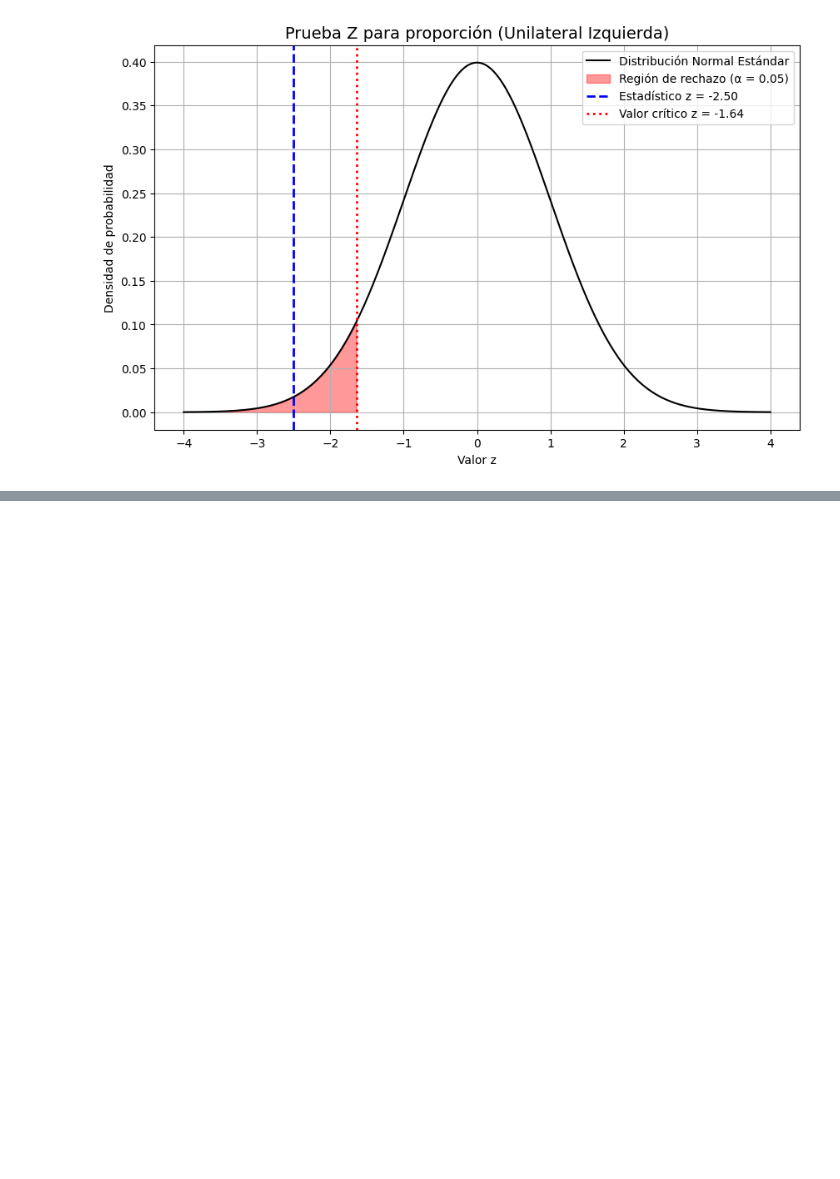
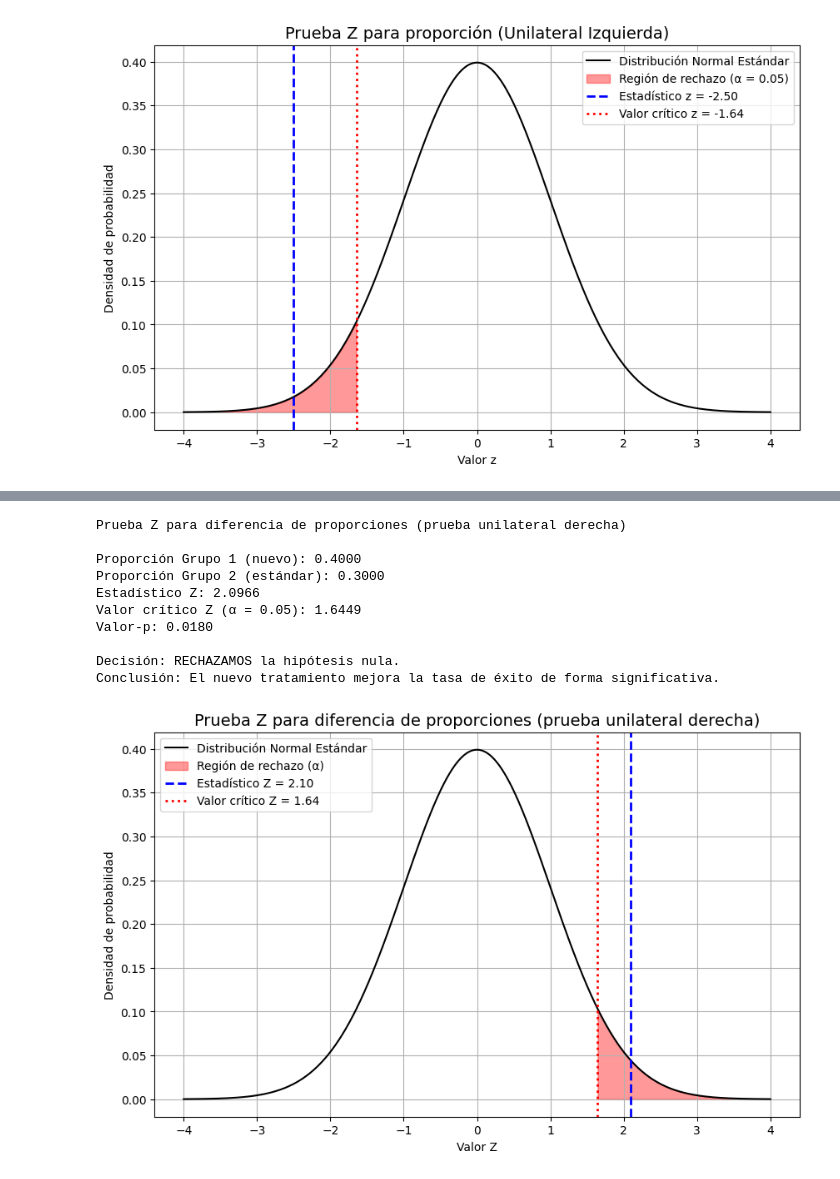
Before and after one commit to anfalear/notasestinferencial, a Jupyter notebook: notebooks/Practica04_PruebasHipotesis.ipynb, the cells around one changed output, grey strips where cells are left out. Cells and saved outputs as stored; diff of their text form; code cells hidden in the pictures; blank space fills up the shorter version.

```diff
--- a/notebooks/Practica04_PruebasHipotesis.ipynb
+++ b/notebooks/Practica04_PruebasHipotesis.ipynb
@@ -801,0 +1089,75 @@ Conclusión: La proporción de candidatos que cumplen con los requisitos es MENO
+# %%
+import numpy as np
+import matplotlib.pyplot as plt
+from scipy.stats import norm
+
+# Datos del problema
+x1, n1 = 80, 200  # Éxitos y tamaño muestral del Grupo 1 (nuevo tratamiento)
+x2, n2 = 60, 200  # Éxitos y tamaño muestral del Grupo 2 (tratamiento estándar)
+
+# Proporciones muestrales
+p1 = x1 / n1
+p2 = x2 / n2
+
+# Proporción combinada bajo H0
+p_comb = (x1 + x2) / (n1 + n2)
+
+# Estadístico Z
+numerador = p1 - p2
+denominador = np.sqrt(p_comb * (1 - p_comb) * (1/n1 + 1/n2))
+z = numerador / denominador
+
+# Nivel de significancia para prueba unilateral derecha
+alpha = 0.05
+z_critico = norm.ppf(1 - alpha)
+
+# Valor-p unilateral derecha
+p_valor = 1 - norm.cdf(z)
+
+# Resultados
+print("Prueba Z para diferencia de proporciones (prueba unilateral derecha)\n")
+print(f"Proporción Grupo 1 (nuevo): {p1:.4f}")
+print(f"Proporción Grupo 2 (estándar): {p2:.4f}")
+print(f"Estadístico Z: {z:.4f}")
+print(f"Valor crítico Z (α = {alpha}): {z_critico:.4f}")
+print(f"Valor-p: {p_valor:.4f}")
+
+if z > z_critico:
+    print("\nDecisión: RECHAZAMOS la hipótesis nula.")
+    print("Conclusión: El nuevo tratamiento mejora la tasa de éxito de forma significativa.")
+else:
+    print("\nDecisión: NO rechazamos la hipótesis nula.")
+    print("Conclusión: No hay evidencia suficiente para afirmar que el nuevo tratamiento mejora la tasa de éxito.")
+
+# Visualización
+z_vals = np.linspace(-4, 4, 1000)
+pdf_vals = norm.pdf(z_vals)
+
+plt.figure(figsize=(10,6))
+plt.plot(z_vals, pdf_vals, color='black', label='Distribución Normal Estándar')
+
+# Región de rechazo (cola derecha)
+plt.fill_between(z_vals, 0, pdf_vals, where=(z_vals >= z_critico), color='red', alpha=0.4, label='Región de rechazo (α)')
+
+# Línea del estadístico Z
+plt.axvline(z, color='blue', linestyle='--', linewidth=2, label=f'Estadístico Z = {z:.2f}')
+plt.axvline(z_critico, color='red', linestyle='dotted', linewidth=2, label=f'Valor crítico Z = {z_critico:.2f}')
+
+plt.title('Prueba Z para diferencia de proporciones (prueba unilateral derecha)', fontsize=14)
+plt.xlabel('Valor Z')
+plt.ylabel('Densidad de probabilidad')
+plt.legend()
+plt.grid(True)
+plt.show()
+# %% [output]
+Prueba Z para diferencia de proporciones (prueba unilateral derecha)
+
+Proporción Grupo 1 (nuevo): 0.4000
+Proporción Grupo 2 (estándar): 0.3000
+Estadístico Z: 2.0966
+Valor crítico Z (α = 0.05): 1.6449
+Valor-p: 0.0180
+
+Decisión: RECHAZAMOS la hipótesis nula.
+Conclusión: El nuevo tratamiento mejora la tasa de éxito de forma significativa.
+[figure, added]
```
Also changed, not shown: parts of 23 cells of this notebook.
